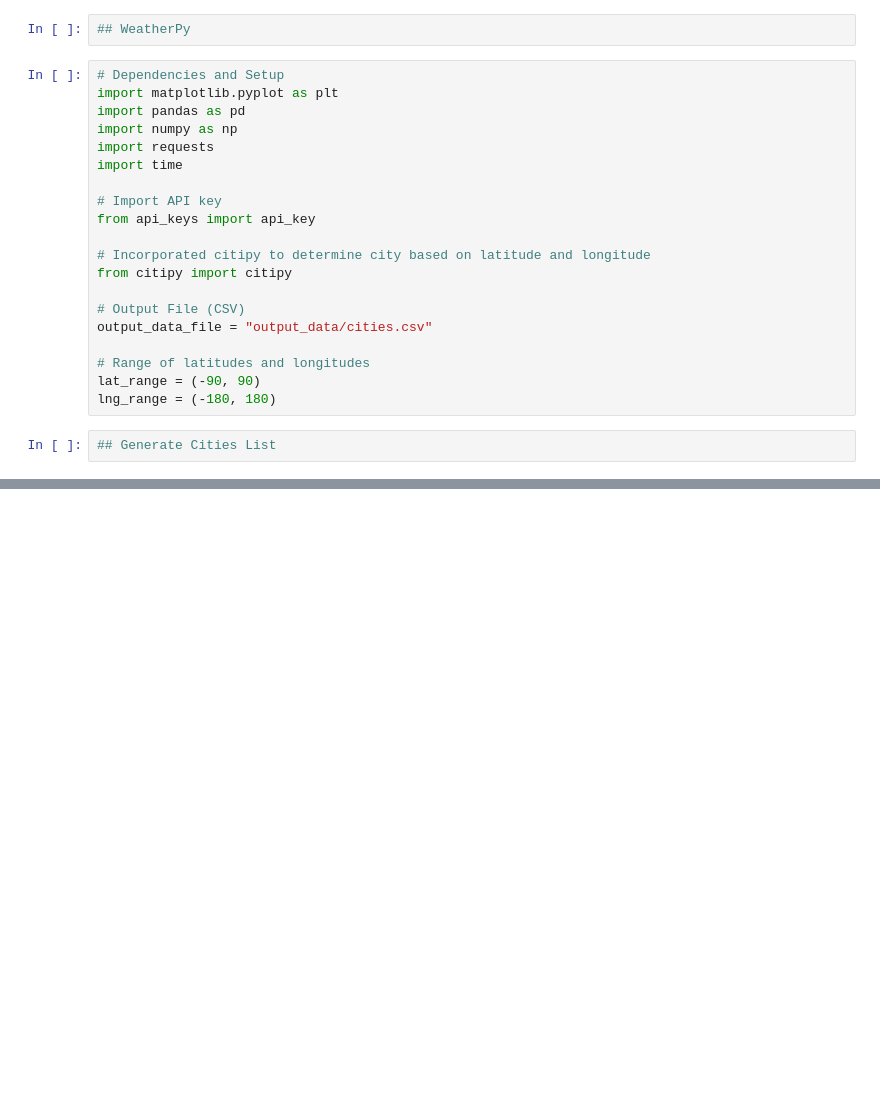
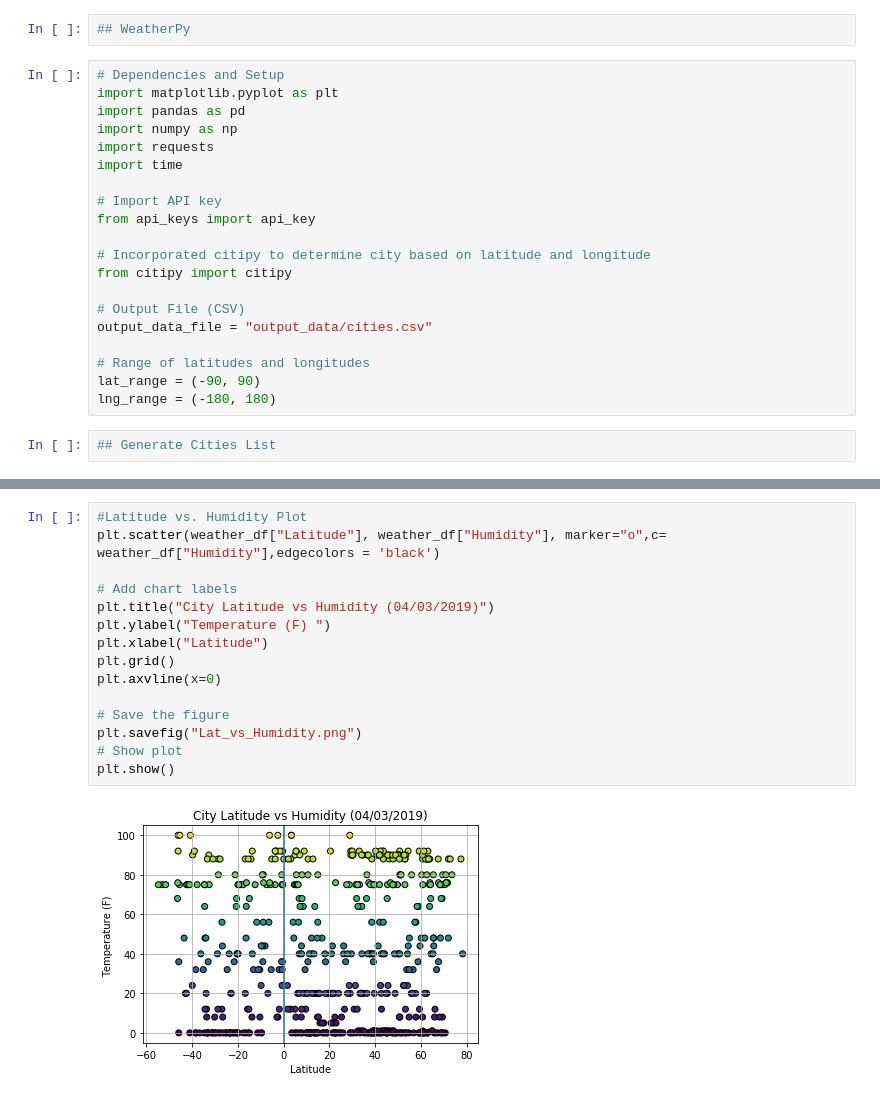
Before and after one commit to kayticodes/UCBX_PROJECTS, a Jupyter notebook: Weather_Py/Hot_Pys .ipynb, the cells around one changed output, grey strips where cells are left out. Saved outputs shown, nothing was run; the diff lists cells and outputs as text; blank space fills up the shorter version.

```diff
--- a/Weather_Py/Hot_Pys .ipynb
+++ b/Weather_Py/Hot_Pys .ipynb
@@ -46,0 +153,17 @@ len(cities)
+# %%
+#Latitude vs. Humidity Plot
+plt.scatter(weather_df["Latitude"], weather_df["Humidity"], marker="o",c= weather_df["Humidity"],edgecolors = 'black')
+
+# Add chart labels
+plt.title("City Latitude vs Humidity (04/03/2019)")
+plt.ylabel("Temperature (F) ")
+plt.xlabel("Latitude")
+plt.grid()
+plt.axvline(x=0)
+
+# Save the figure
+plt.savefig("Lat_vs_Humidity.png")
+# Show plot
+plt.show()
+# %% [output]
+[figure, added]
```
Also changed, not shown: parts of 8 cells of this notebook, 5 other files.
